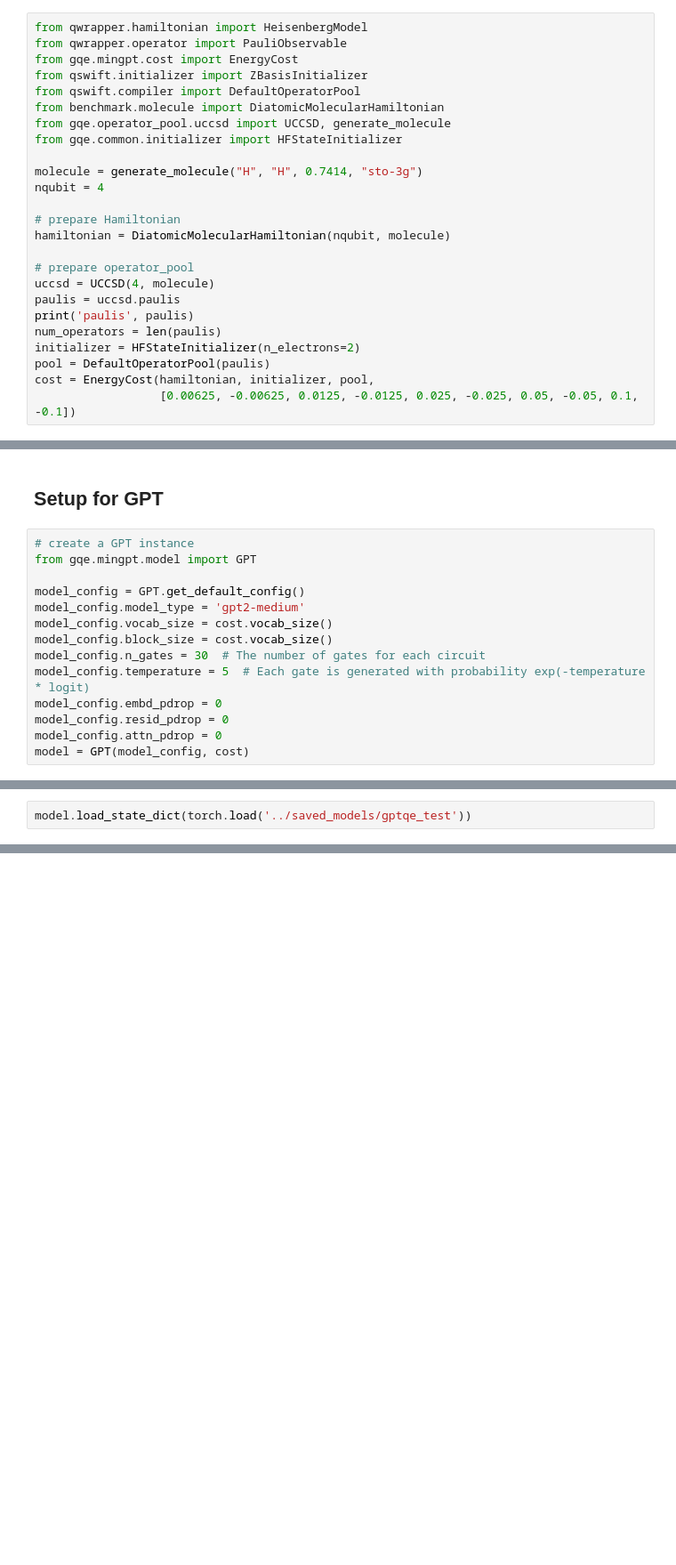
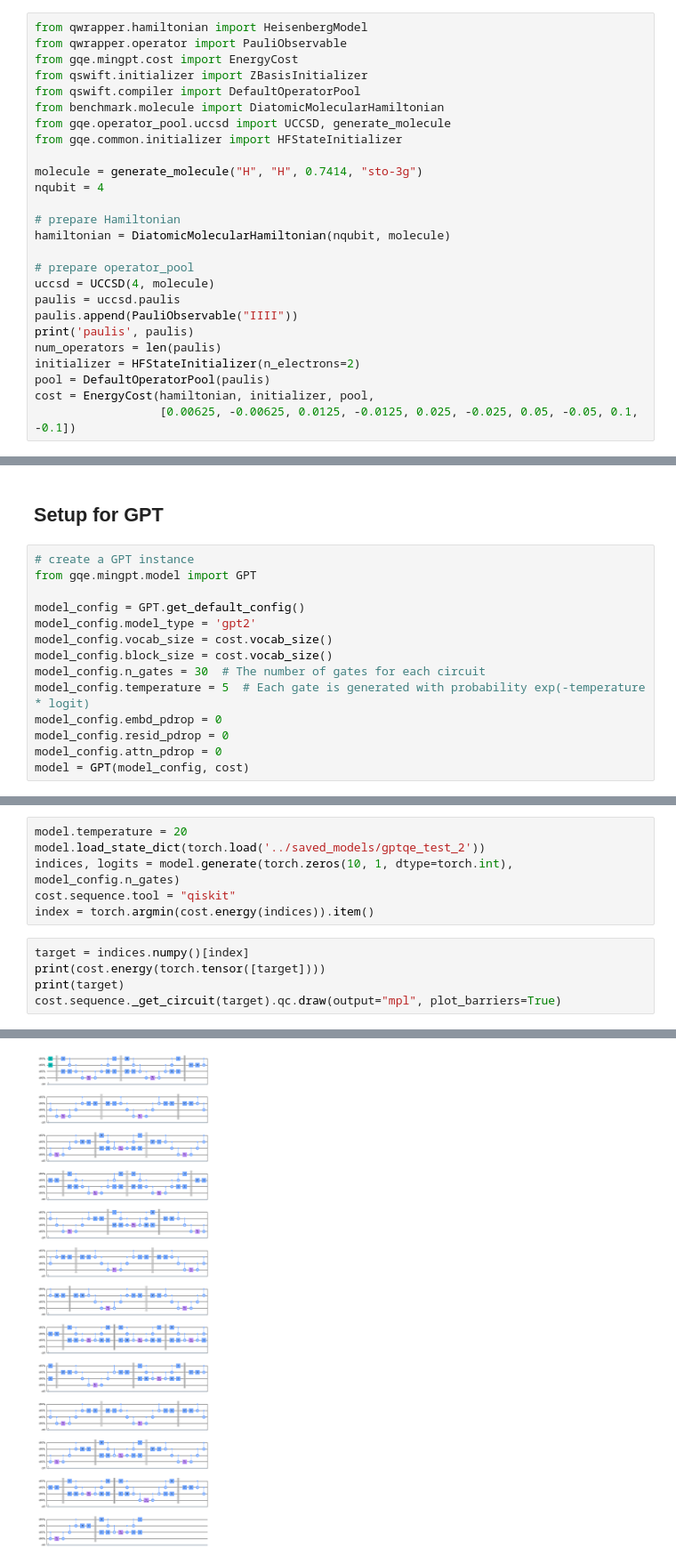
Before and after one commit to konakaji/ncs, a Jupyter notebook: notebooks/test_gptqe.ipynb, the cells around one changed output, grey strips where cells are left out. Shown at 89% size. Saved outputs shown, nothing was run; the diff lists cells and outputs as text; blank space fills up the shorter version.

Commit message:
fix the model

```diff
--- a/notebooks/test_gptqe.ipynb
+++ b/notebooks/test_gptqe.ipynb
@@ -26,6 +26,7 @@ hamiltonian = DiatomicMolecularHamiltonian(nqubit, molecule)
 # prepare operator_pool
 uccsd = UCCSD(4, molecule)
 paulis = uccsd.paulis
+paulis.append(PauliObservable("IIII"))
 print('paulis', paulis)
 num_operators = len(paulis)
 initializer = HFStateInitializer(n_electrons=2)
@@ -65,7 +66,7 @@ print(compute_ground_state(hamiltonian))
 from gqe.mingpt.model import GPT
 
 model_config = GPT.get_default_config()
-model_config.model_type = 'gpt2-medium'
+model_config.model_type = 'gpt2'
 model_config.vocab_size = cost.vocab_size()
 model_config.block_size = cost.vocab_size()
 model_config.n_gates = 30  # The number of gates for each circuit
@@ -119,2 +119,0 @@ iter_dt 44551.85ms; iter 299: train loss 0.01487
-# %%
-model.load_state_dict(torch.load('../saved_models/gptqe_test'))
@@ -132,0 +125,12 @@ tensor([[104, 104, 104,  68, 104, 104, 104,  51,  51,  68,  51, 104,  68, 104,
+# %%
+model.temperature = 20
+model.load_state_dict(torch.load('../saved_models/gptqe_test_2'))
+indices, logits = model.generate(torch.zeros(10, 1, dtype=torch.int), model_config.n_gates)
+cost.sequence.tool = "qiskit"
+index = torch.argmin(cost.energy(indices)).item()
+# %%
+target = indices.numpy()[index]
+print(cost.energy(torch.tensor([target])))
+print(target)
+cost.sequence._get_circuit(target).qc.draw(output="mpl", plot_barriers=True)
+# %% [output]
@@ -132,0 +140 @@ tensor([[104, 104, 104,  68, 104, 104, 104,  51,  51,  68,  51, 104,  68, 104,
+[figure, added]
```
Also changed, not shown: parts of 7 cells of this notebook, 2 other files.
